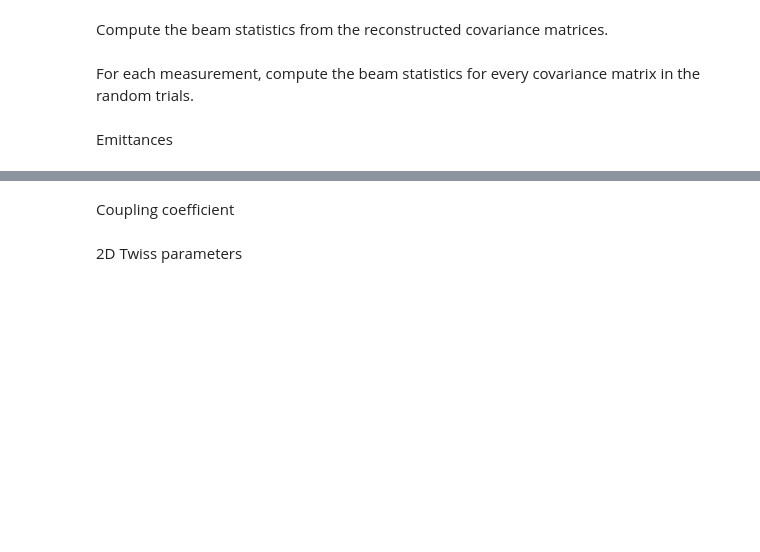
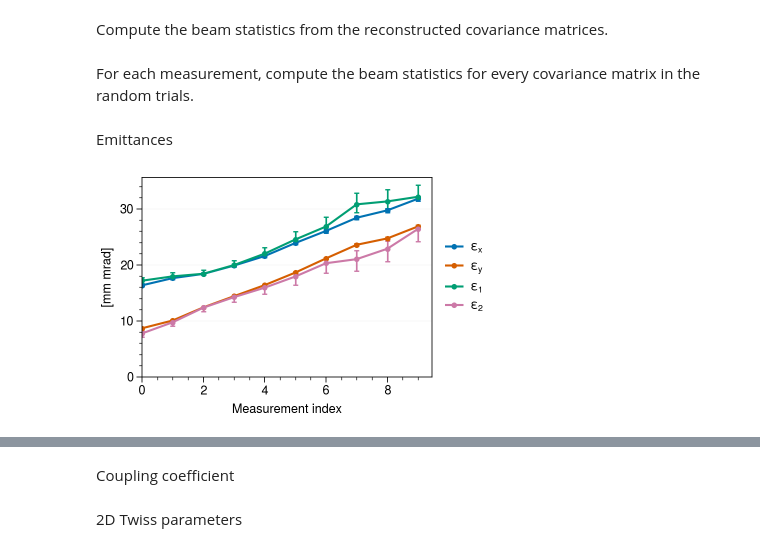
Before and after one commit to austin-hoover/emittance-measurement, a Jupyter notebook: emittance_measurement_4D/analysis2.ipynb, the cells around one changed output, grey strips where cells are left out. Saved outputs shown, nothing was run; the diff lists cells and outputs as text; code cells hidden in the pictures; blank space fills up the shorter version.

Commit message:
Commiting latest version of analysis notebooks
Will need to clean up later

```diff
--- a/emittance_measurement_4D/analysis2.ipynb
+++ b/emittance_measurement_4D/analysis2.ipynb
@@ -244,6 +212,6 @@ def fit_norm_dist(xdata, ydata):
 # %%
 for meas_index, measurement in enumerate(measurements):
-    fig, axes = pplt.subplots(nrows=4, ncols=3, figsize=(5.0, 5.0), spanx=False, space=None)
+    fig, axes = pplt.subplots(nrows=4, ncols=3, figsize=(6.0, 5.0), spanx=False, space=None)
     max_sigma = 0.0
     for j in range(3):
         for i, ws_id in enumerate(ws_ids):
@@ -254,16 +222,11 @@ for meas_index, measurement in enumerate(measurements):
             f_meas = np.copy(signal.raw) / signal.stats['Area'].rms
 
             x_fit = np.linspace(min(x_meas), max(x_meas), 1000)
-
-    #         idx = np.abs(x_meas) <= 30.0
-    #         sigma_norm_fit = fit_norm_dist(x_meas[idx], f_meas[idx])
-    #         R_unif_fit = fit_unif_dist(x_meas[idx], f_meas[idx])
             sigma_norm_fit = signal.stats['Sigma'].rms
             R_unif_fit = 2.0 * sigma_norm_fit
             max_sigma = max(max_sigma, sigma_norm_fit)
-
-            f_unif = np.array([unif_dist(x, R_unif_fit) for x in x_fit])
-            f_norm = np.array([norm_dist(x, sigma_norm_fit) for x in x_fit])
+            f_unif = np.array([analysis.unif_dist(x, R_unif_fit) for x in x_fit])
+            f_norm = np.array([analysis.norm_dist(x, sigma_norm_fit) for x in x_fit])
             alpha = 0.75
             ax.plot(x_fit, f_unif, color='blue8', alpha=alpha)
             ax.plot(x_fit, f_norm, color='red8', alpha=alpha)
@@ -274,7 +237,7 @@ for meas_index, measurement in enumerate(measurements):
                 leftlabels=ws_ids, leftlabels_kw=dict(fontsize='small'))
     for ax, dim in zip(axes[-1, :], ws_dims):
         ax.set_xlabel(dim + ' [mm]')
-    plt.savefig('_output/figures/fits_{}.png'.format(meas_index), **savefig_kws)
+    plt.savefig('_output/figures/fits_{}'.format(meas_index))
     plt.show()
 # %%
 for meas_index, measurement in enumerate(measurements):
@@ -453,7 +416,7 @@ for ws_id in ws_ids:
 # %% [markdown]
 Repeated wire-scanner measurements have shown around a 2% variation in the squared moments.
 # %%
-frac_err = 0.02
+frac_err = 0.03
 moments_err_dict = dict()
 for ws_id in ws_ids:
     moments = moments_dict[ws_id]
@@ -654,7 +619,7 @@ for meas_index in meas_indices:
     Sigma, C = analysis.reconstruct(moments[:, [0, 1, 3]], transfer_matrices)
     Sigma_list.append(Sigma)
 
-    Sigmas, fails = analysis.monte_carlo(moments[:, :3], transfer_matrices, frac_err, n_trials)
+    Sigmas, fails = analysis.reconstruct_random_trials(moments[:, :3], transfer_matrices, frac_err, n_trials)
     Sigmas_list.append(Sigmas)
     fails_list.append(fails)
 # %%
@@ -677,36 +644,41 @@ Emittances
 # %%
 fig_kws = dict(figsize=(4.0, 2.5))
 legend_kws=dict(loc='r', ncols=1, handlelength=1.5, framealpha=0.)
+# %%
+lineplt_kws['alpha'] = 1.0
+ebar_kws['alpha'] = 1.0
 # %%
 fig, ax = pplt.subplots(**fig_kws)
 for col in ['eps_x', 'eps_y']:
     ax.errorbar(
         xvals,
         [s.twiss2D[col].mean() for s in mc_stats_list],
         yerr=[s.twiss2D[col].std() for s in mc_stats_list],
         **ebar_kws,
     )
 for col in ['eps_1', 'eps_2']:
     ax.errorbar(
         xvals,
         [s.twiss4D[col].mean() for s in mc_stats_list],
         yerr=[s.twiss4D[col].std() for s in mc_stats_list],
         **ebar_kws,
     )
 ax.format(cycle=pplt.rc['cycle'])
 g1 = ax.plot(xvals, stats.twiss2D['eps_x'].values, **lineplt_kws)
 g2 = ax.plot(xvals, stats.twiss2D['eps_y'].values, **lineplt_kws)
 g3 = ax.plot(xvals, stats.twiss4D['eps_1'].values, **lineplt_kws)
 g4 = ax.plot(xvals, stats.twiss4D['eps_2'].values, **lineplt_kws)
-ax.legend([g1, g2, g3, g4], labels=eps_labels, **legend_kws)
+ax.legend([g1, g2, g3, g4], labels=emittance_labels, **legend_kws)
 ax.format(
     xlabel=xlabel, ylabel='[mm mrad]',
     ylim=(0., ax.get_ylim()[1]),
     xlim=(0, xlim_frac_pad * ax.get_xlim()[1]),
     **format_kws
 )
-plt.savefig('_output/figures/emittance.png', **savefig_kws)
+plt.savefig('_output/figures/emittance')
 plt.show()
+# %% [output]
+[figure, added]
 # %%
 with pplt.rc.context(legendfontsize='medium'):
     fig, ax = pplt.subplots(figsize=(3.5, 3.0))
```
Also changed, not shown: parts of 36 cells of this notebook, 2 other files.
